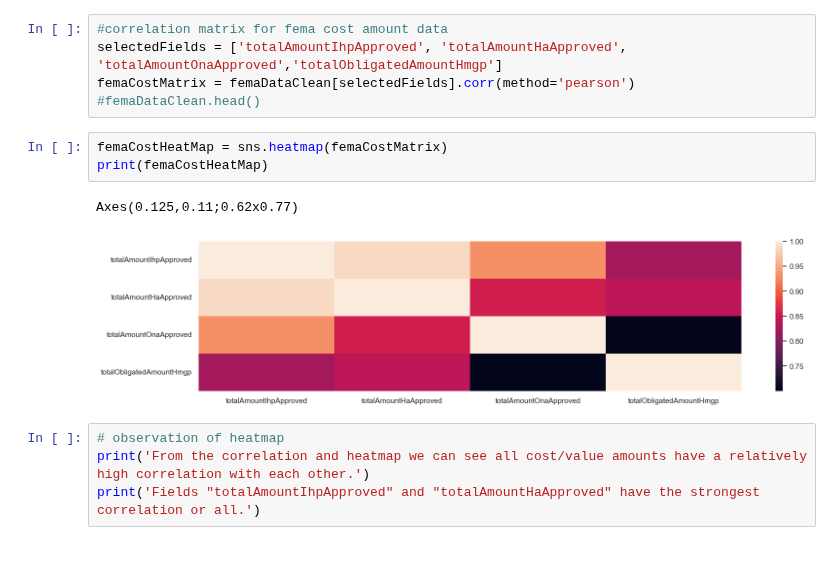
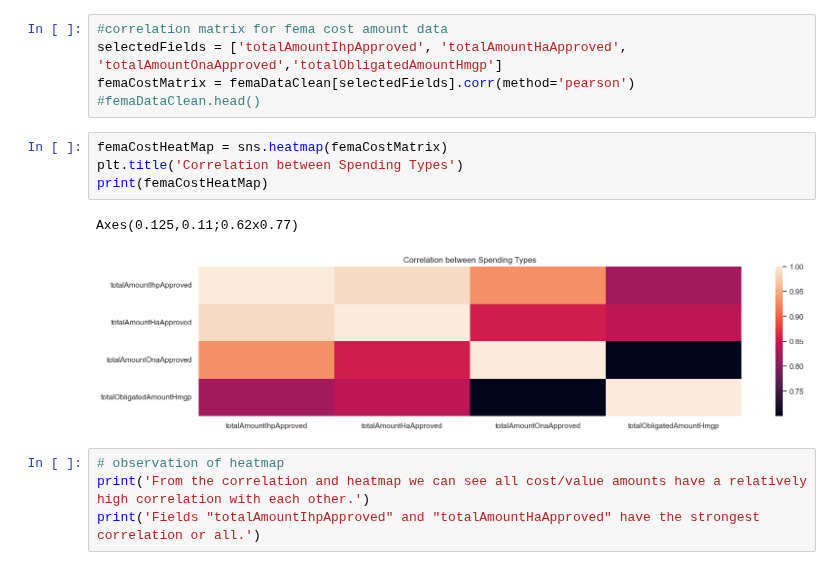
Before and after one commit to mdgarber/FEMADisasterCostForecasting, a Jupyter notebook: femadisastercostforecasting/notebooks/FEMA-EDA.ipynb, the cells around one changed output. Drawn from its saved outputs; the diff is of its cells as text.

```diff
--- a/femadisastercostforecasting/notebooks/FEMA-EDA.ipynb
+++ b/femadisastercostforecasting/notebooks/FEMA-EDA.ipynb
@@ -200,10 +200,11 @@ femaCostMatrix = femaDataClean[selectedFields].corr(method='pearson')
 #femaDataClean.head()
 # %%
 femaCostHeatMap = sns.heatmap(femaCostMatrix)
+plt.title('Correlation between Spending Types')
 print(femaCostHeatMap)
 # %% [output]
 Axes(0.125,0.11;0.62x0.77)
-[figure, old version]
+[figure, new version]
 # %%
 # observation of heatmap
 print('From the correlation and heatmap we can see all cost/value amounts have a relatively high correlation with each other.')
```
Also changed, not shown: parts of 4 cells of this notebook.
